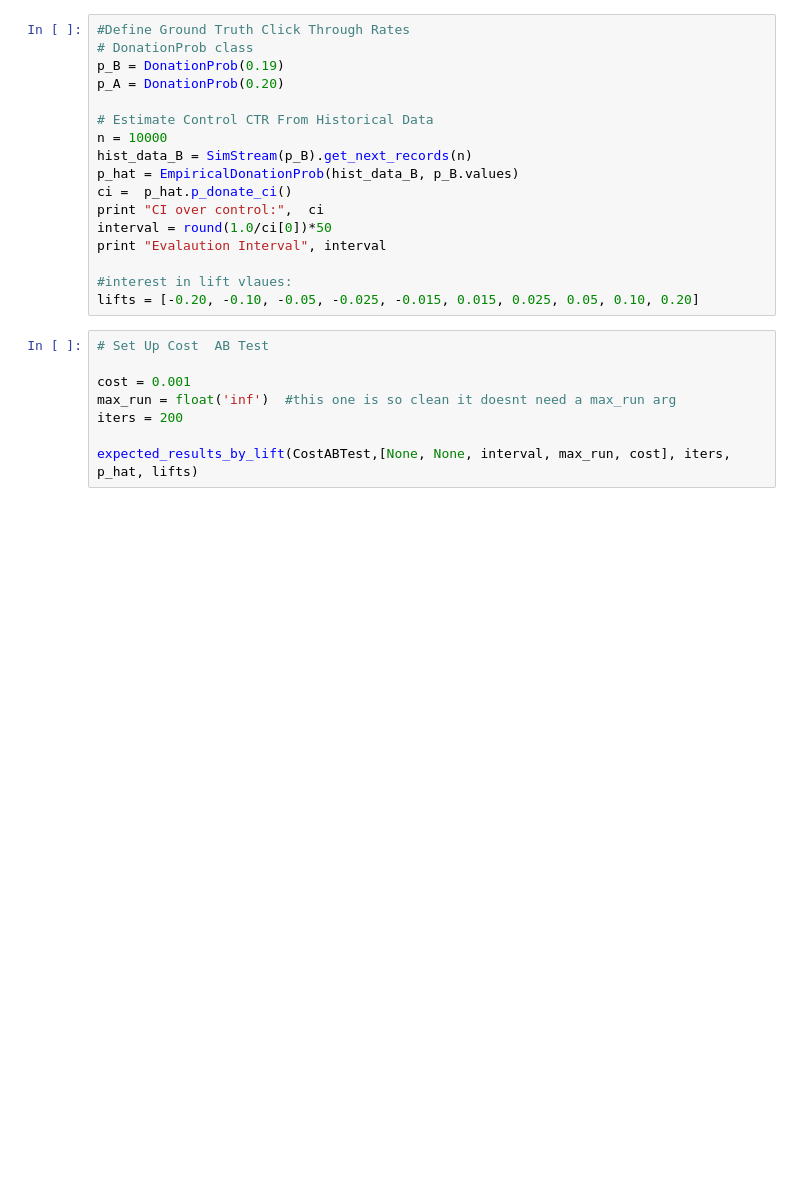
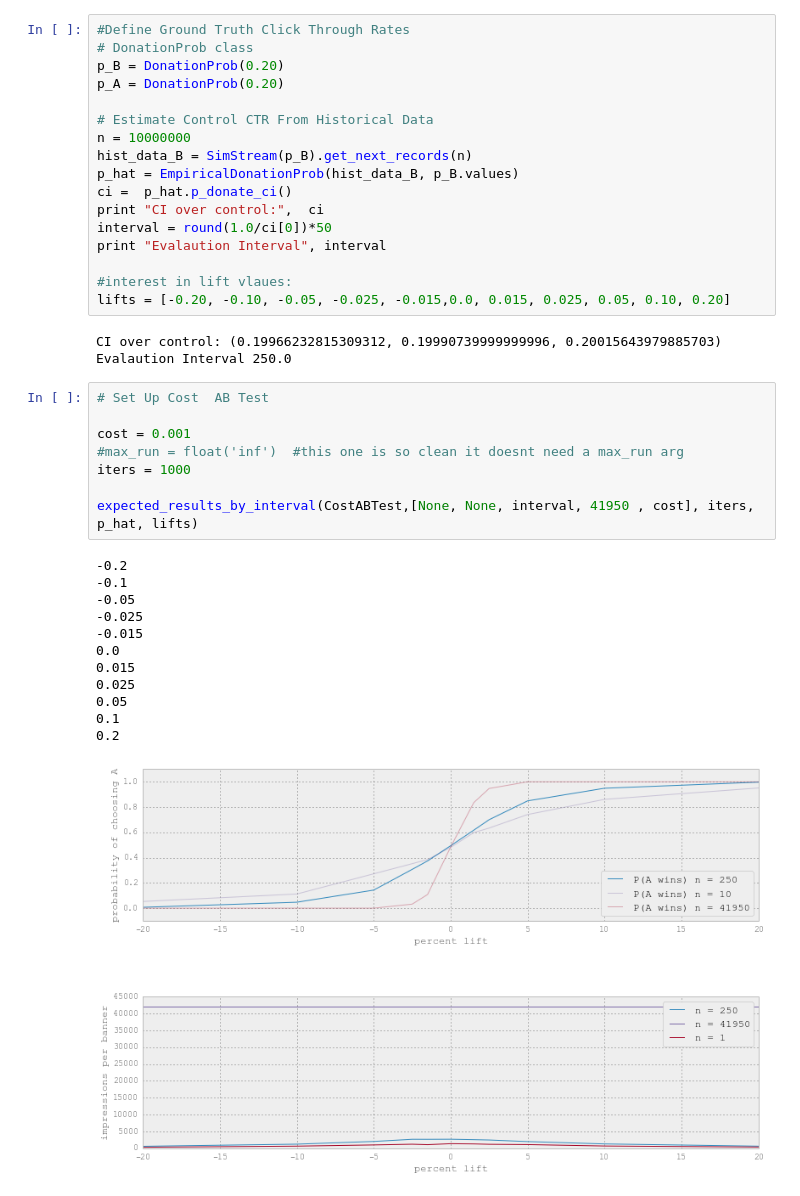
Before and after one commit to ewulczyn/wiki-misc, a Jupyter notebook: self_terminating_ab/src/python/blog_experiments.ipynb, the cells around one changed output. Cells and saved outputs as stored; diff of their text form; blank space fills up the shorter version.

```diff
--- a/self_terminating_ab/src/python/blog_experiments.ipynb
+++ b/self_terminating_ab/src/python/blog_experiments.ipynb
@@ -12,11 +15,11 @@ from abstract_abtest import expected_results, expected_results_by_lift
 # %%
 #Define Ground Truth Click Through Rates
 # DonationProb class
-p_B = DonationProb(0.19)
+p_B = DonationProb(0.20)
 p_A = DonationProb(0.20)
 
 # Estimate Control CTR From Historical Data
-n = 10000
+n = 10000000
 hist_data_B = SimStream(p_B).get_next_records(n)
 p_hat = EmpiricalDonationProb(hist_data_B, p_B.values)
 ci =  p_hat.p_donate_ci()
@@ -25,15 +28,31 @@ interval = round(1.0/ci[0])*50
 print "Evalaution Interval", interval
 
 #interest in lift vlaues:
-lifts = [-0.20, -0.10, -0.05, -0.025, -0.015, 0.015, 0.025, 0.05, 0.10, 0.20]
+lifts = [-0.20, -0.10, -0.05, -0.025, -0.015,0.0, 0.015, 0.025, 0.05, 0.10, 0.20]
+# %% [output]
+CI over control: (0.19966232815309312, 0.19990739999999996, 0.20015643979885703)
+Evalaution Interval 250.0
 # %%
 # Set Up Cost  AB Test
 
 cost = 0.001
-max_run = float('inf')  #this one is so clean it doesnt need a max_run arg
-iters = 200
+#max_run = float('inf')  #this one is so clean it doesnt need a max_run arg
+iters = 1000
 
-expected_results_by_lift(CostABTest,[None, None, interval, max_run, cost], iters, p_hat, lifts)
+expected_results_by_interval(CostABTest,[None, None, interval, 41950 , cost], iters, p_hat, lifts)
+# %% [output]
+-0.2
+-0.1
+-0.05
+-0.025
+-0.015
+0.0
+0.015
+0.025
+0.05
+0.1
+0.2
+[figure, added]
 # %%
 # Set Up NH  AB Test
 mde = 0.05
```
Also changed, not shown: parts of 3 cells of this notebook, 1 other file.
